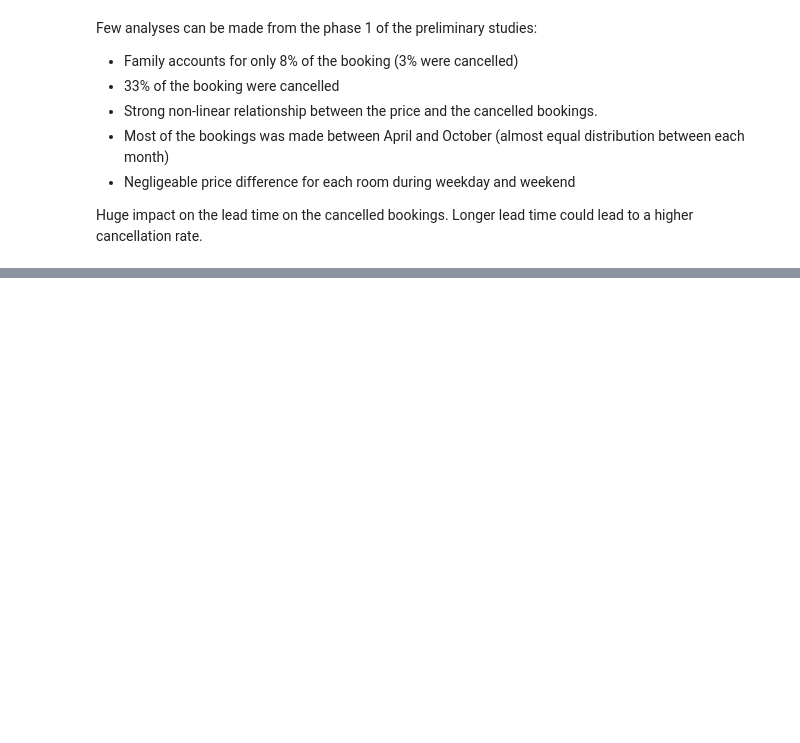
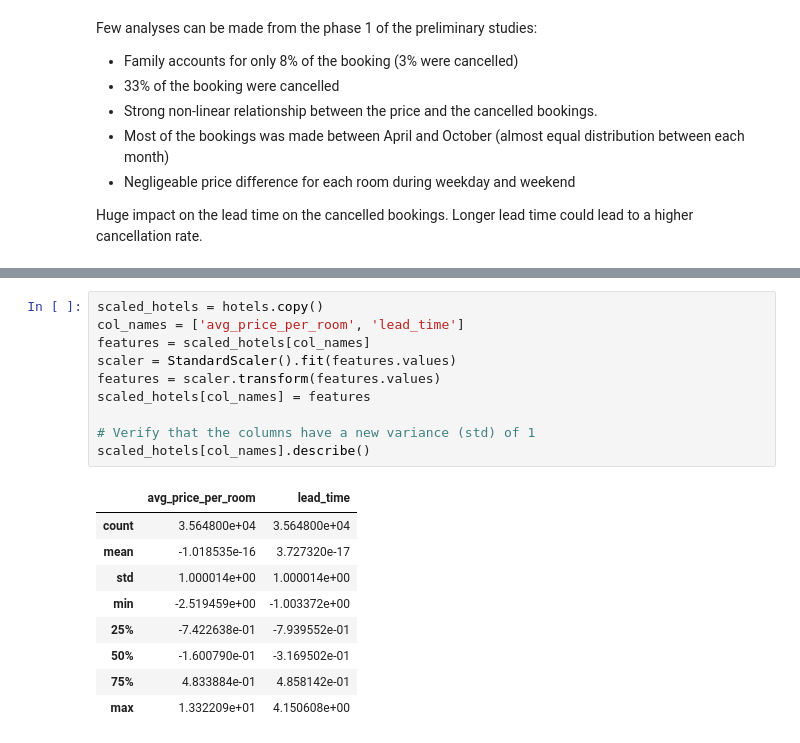
Before and after one commit to ghislaingenay/data-science, a Jupyter notebook: 1-Hotels-cancellations/hotel-cancellation.ipynb, the cells around one changed output, grey strips where cells are left out. Saved outputs shown, nothing was run; the diff lists cells and outputs as text; blank space fills up the shorter version.

```diff
--- a/1-Hotels-cancellations/hotel-cancellation.ipynb
+++ b/1-Hotels-cancellations/hotel-cancellation.ipynb
@@ -388,0 +490,20 @@ print('After conversion: \n',hotels.dtypes)
+# %%
+scaled_hotels = hotels.copy()
+col_names = ['avg_price_per_room', 'lead_time']
+features = scaled_hotels[col_names]
+scaler = StandardScaler().fit(features.values)
+features = scaler.transform(features.values)
+scaled_hotels[col_names] = features
+
+# Verify that the columns have a new variance (std) of 1
+scaled_hotels[col_names].describe()
+# %% [output]
+|  | avg_price_per_room | lead_time |
+| count | 3.564800e+04 | 3.564800e+04 |
+| mean | -1.018535e-16 | 3.727320e-17 |
+| std | 1.000014e+00 | 1.000014e+00 |
+| min | -2.519459e+00 | -1.003372e+00 |
+| 25% | -7.422638e-01 | -7.939552e-01 |
+| 50% | -1.600790e-01 | -3.169502e-01 |
+| 75% | 4.833884e-01 | 4.858142e-01 |
+| max | 1.332209e+01 | 4.150608e+00 |
```
Also changed, not shown: parts of 12 cells of this notebook.
